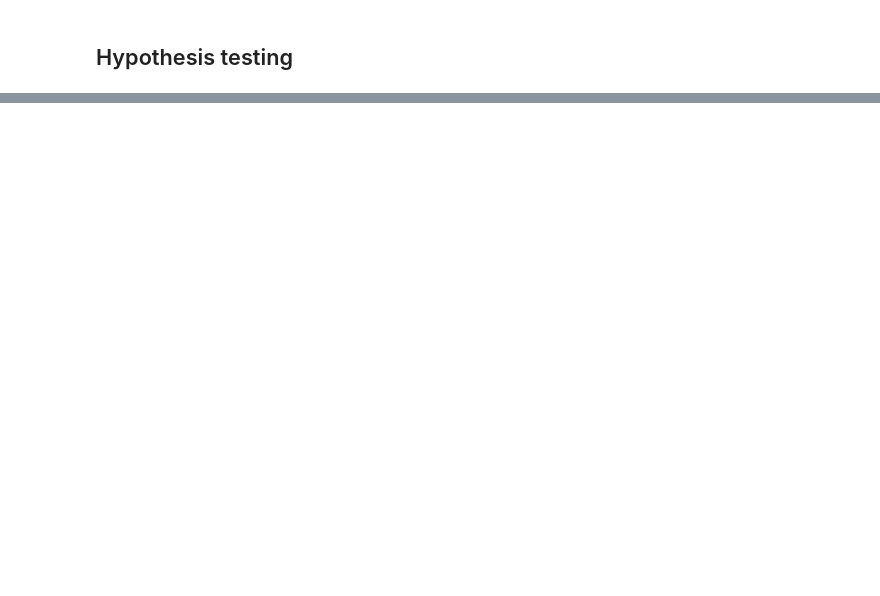
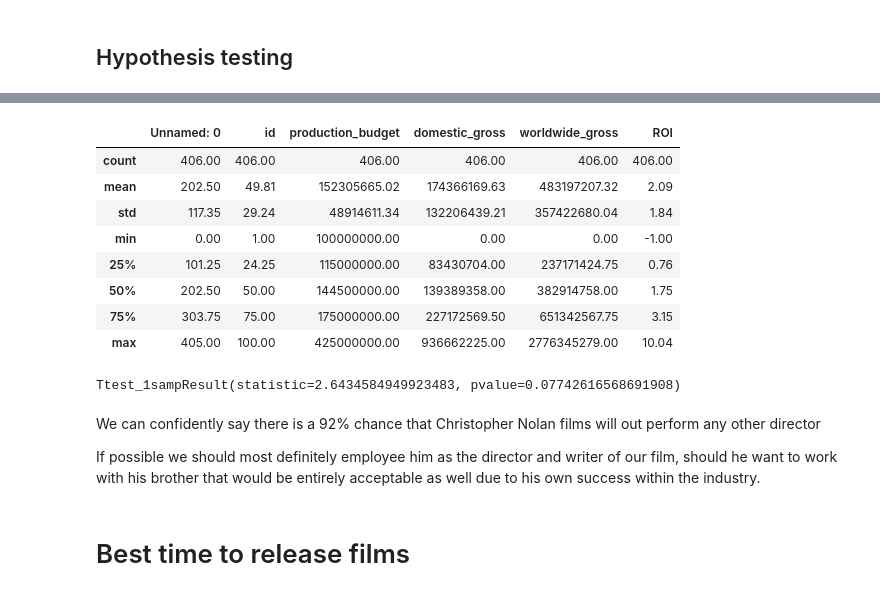
Before and after one commit to Psyluxxx/Movie-Studio-EDA, a Jupyter notebook: Franko/Analysis_of_Movie_Data.ipynb, the cells around one changed output, grey strips where cells are left out. Drawn from its saved outputs; the diff is of its cells as text; code cells hidden in the pictures; blank space fills up the shorter version.

```diff
--- a/Franko/Analysis_of_Movie_Data.ipynb
+++ b/Franko/Analysis_of_Movie_Data.ipynb
@@ -175,0 +201,24 @@ This tells us a decent amount about what his films are capable of however its be
+# %%
+#Finding population mean
+high_budgets.describe()
+# %% [output]
+|  | Unnamed: 0 | id | production_budget | domestic_gross | worldwide_gross | ROI |
+| count | 406.00 | 406.00 | 406.00 | 406.00 | 406.00 | 406.00 |
+| mean | 202.50 | 49.81 | 152305665.02 | 174366169.63 | 483197207.32 | 2.09 |
+| std | 117.35 | 29.24 | 48914611.34 | 132206439.21 | 357422680.04 | 1.84 |
+| min | 0.00 | 1.00 | 100000000.00 | 0.00 | 0.00 | -1.00 |
+| 25% | 101.25 | 24.25 | 115000000.00 | 83430704.00 | 237171424.75 | 0.76 |
+| 50% | 202.50 | 50.00 | 144500000.00 | 139389358.00 | 382914758.00 | 1.75 |
+| 75% | 303.75 | 75.00 | 175000000.00 | 227172569.50 | 651342567.75 | 3.15 |
+| max | 405.00 | 100.00 | 425000000.00 | 936662225.00 | 2776345279.00 | 10.04 |
+# %%
+# Performing T test
+stats.ttest_1samp(c_nolan_films['ROI'], 2.09)
+# %% [output]
+Ttest_1sampResult(statistic=2.6434584949923483, pvalue=0.07742616568691908)
+# %% [markdown]
+We can confidently say there is a 92% chance that Christopher Nolan films will out perform any other director
+
+If possible we should most definitely employee him as the director and writer of our film, should he want to work with his brother that would be entirely acceptable as well due to his own success within the industry.
+# %% [markdown]
+# Best time to release films
```
Also changed, not shown: parts of 8 cells of this notebook.
